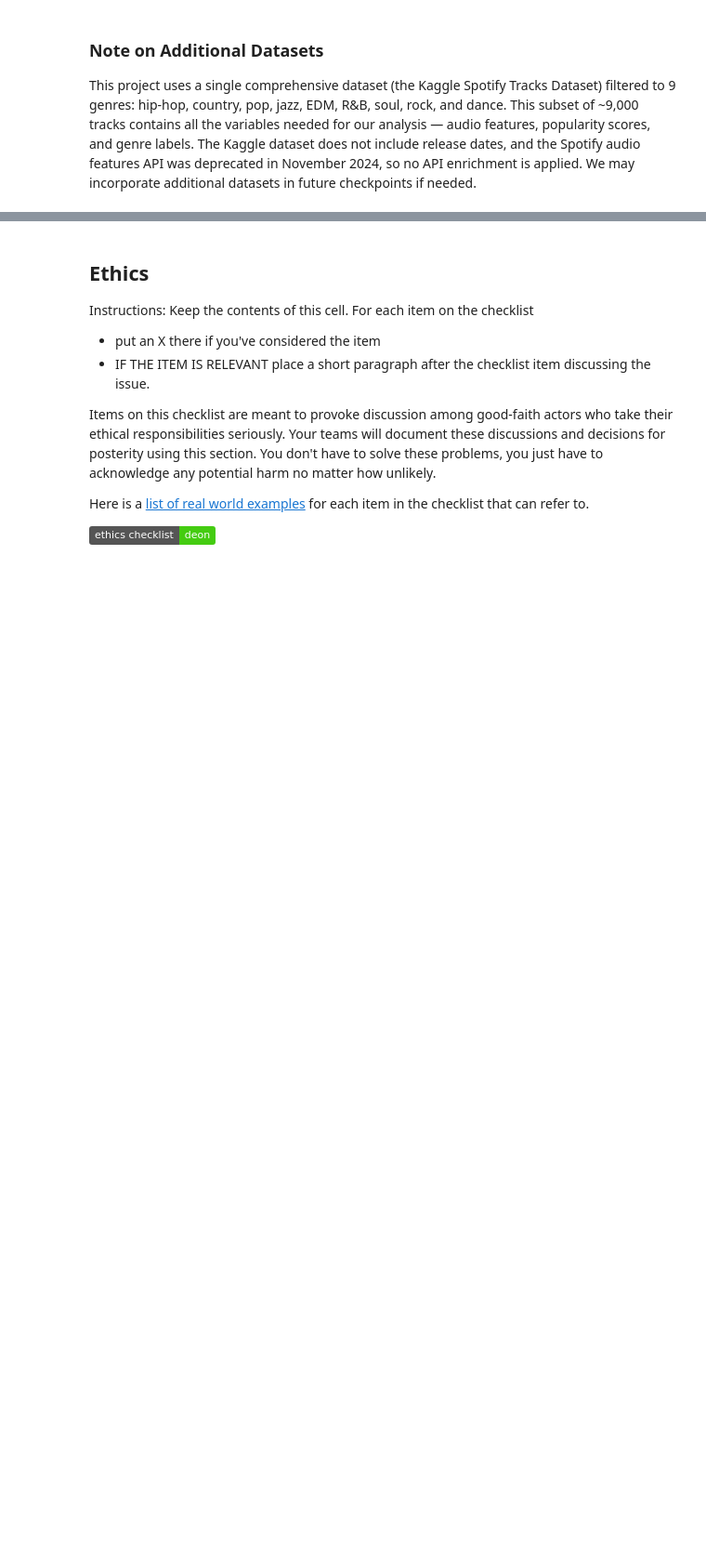
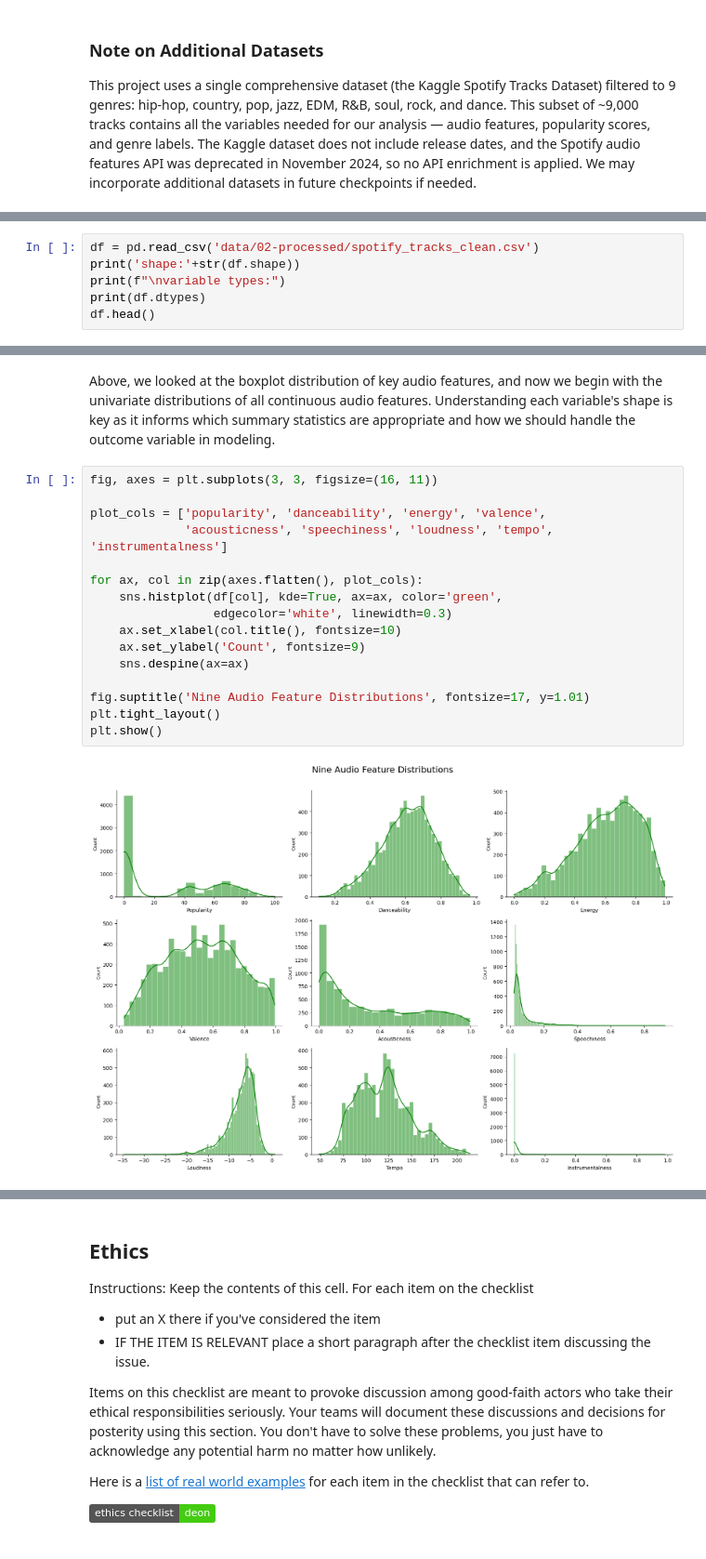
Before and after one commit to COGS108/Group076_WI26, a Jupyter notebook: 02-EDACheckpoint.ipynb, the cells around one changed output, grey strips where cells are left out. Shown at 93% size. Cells and saved outputs as stored; diff of their text form; badges without logos; blank space fills up the shorter version.

```diff
--- a/02-EDACheckpoint.ipynb
+++ b/02-EDACheckpoint.ipynb
@@ -468,0 +449,6 @@ Some more words and stuff.  Remember notebooks work best if you interleave the c
+# %%
+df = pd.read_csv('data/02-processed/spotify_tracks_clean.csv')
+print('shape:'+str(df.shape))
+print(f"\nvariable types:")
+print(df.dtypes)
+df.head()
@@ -468,0 +479,20 @@ Some more words and stuff.  Remember notebooks work best if you interleave the c
+# %% [markdown]
+Above, we looked at the boxplot distribution of key audio features, and now we begin with the univariate distributions of all continuous audio features. Understanding each variable's shape is key as it informs which summary statistics are appropriate and how we should handle the outcome variable in modeling.
+# %%
+fig, axes = plt.subplots(3, 3, figsize=(16, 11))
+
+plot_cols = ['popularity', 'danceability', 'energy', 'valence',
+             'acousticness', 'speechiness', 'loudness', 'tempo', 'instrumentalness']
+
+for ax, col in zip(axes.flatten(), plot_cols):
+    sns.histplot(df[col], kde=True, ax=ax, color='green',
+                 edgecolor='white', linewidth=0.3)
+    ax.set_xlabel(col.title(), fontsize=10)
+    ax.set_ylabel('Count', fontsize=9)
+    sns.despine(ax=ax)
+
+fig.suptitle('Nine Audio Feature Distributions', fontsize=17, y=1.01)
+plt.tight_layout()
+plt.show()
+# %% [output]
+[figure, added]
```
Also changed, not shown: parts of 22 cells of this notebook.
